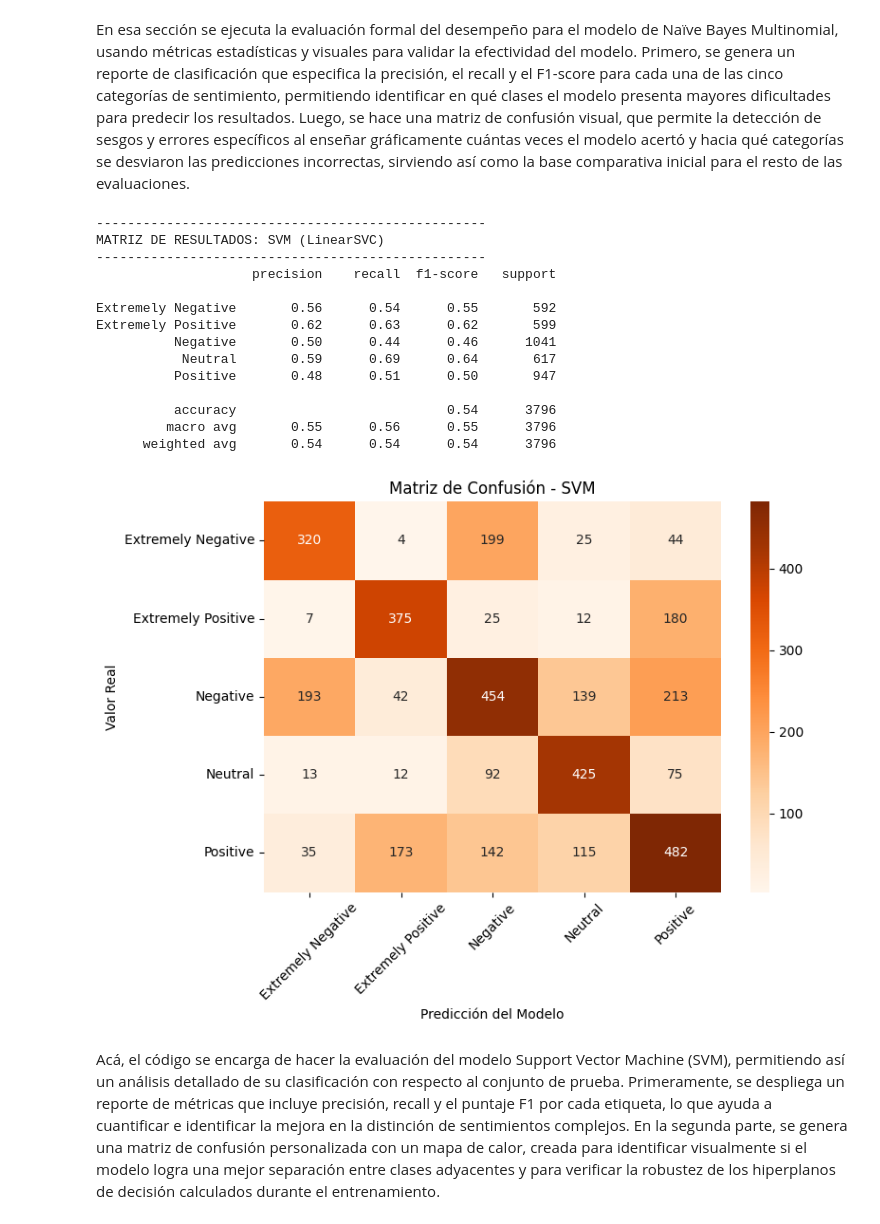
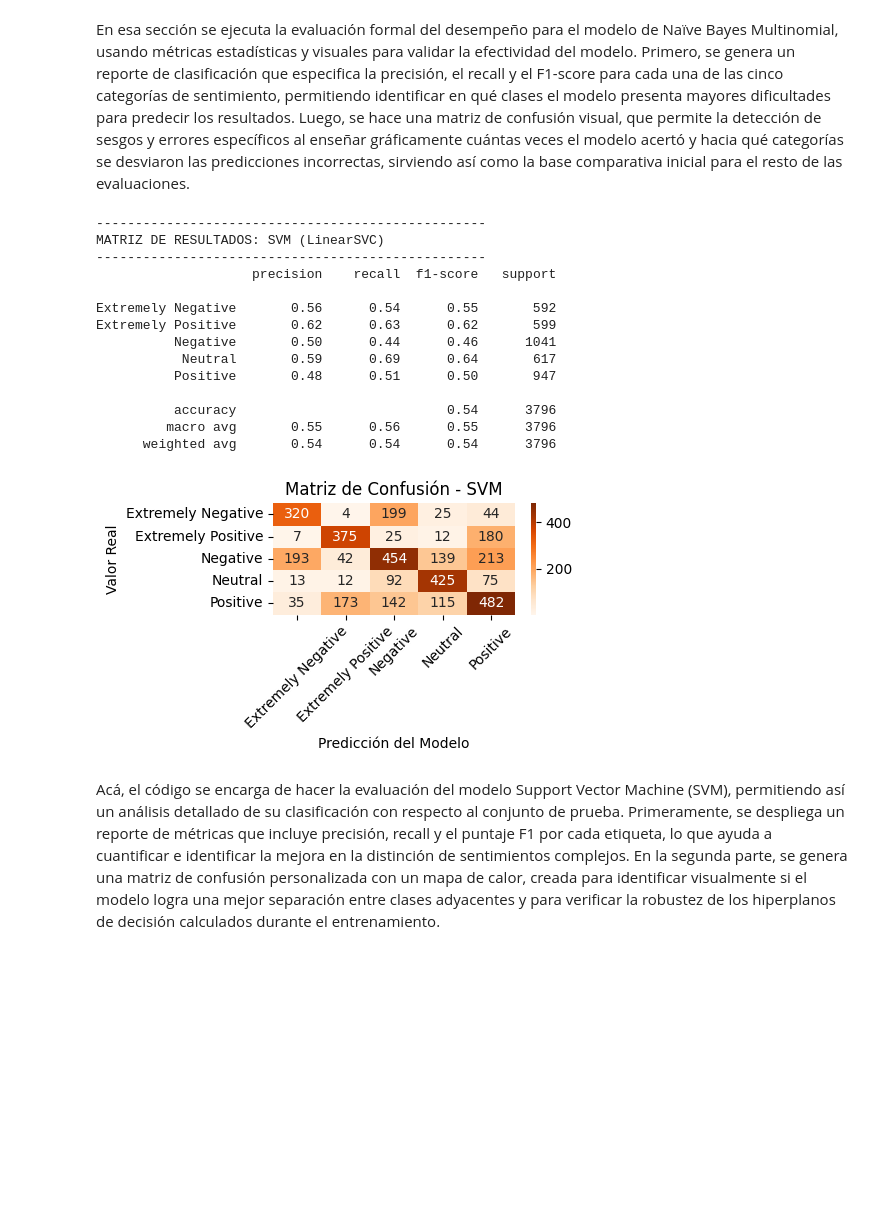
Before and after one commit to Javier19-cmd/ProyectoFinalTextAnalytics, a Jupyter notebook: ProyectoFinal.ipynb, the cells around one changed output. Cells and saved outputs as stored; diff of their text form; code cells hidden in the pictures; blank space fills up the shorter version.

```diff
--- a/ProyectoFinal.ipynb
+++ b/ProyectoFinal.ipynb
@@ -632,35 +632,35 @@ print("-" * 50)
 print("MATRIZ DE RESULTADOS: SVM (LinearSVC)")
 print("-" * 50)
 print(classification_report(y_test, svm_pred_test, target_names=label_encoder.classes_))
 
 # 2. Matriz de Confusión Visual
 cm_svm = confusion_matrix(y_test, svm_pred_test)
-plt.figure(figsize=(8, 6))
+plt.figure(figsize=(5, 3))
 # Usamos el mapa de color 'Oranges' para diferenciarlo visualmente
 sns.heatmap(cm_svm, annot=True, fmt='d', cmap='Oranges',
             xticklabels=label_encoder.classes_, yticklabels=label_encoder.classes_)
 plt.title('Matriz de Confusión - SVM')
 plt.xlabel('Predicción del Modelo')
 plt.ylabel('Valor Real')
 plt.xticks(rotation=45)
 plt.tight_layout()
 plt.show()
 # %% [output]
 --------------------------------------------------
 MATRIZ DE RESULTADOS: SVM (LinearSVC)
 --------------------------------------------------
                     precision    recall  f1-score   support
 
 Extremely Negative       0.56      0.54      0.55       592
 Extremely Positive       0.62      0.63      0.62       599
           Negative       0.50      0.44      0.46      1041
            Neutral       0.59      0.69      0.64       617
           Positive       0.48      0.51      0.50       947
 
           accuracy                           0.54      3796
          macro avg       0.55      0.56      0.55      3796
       weighted avg       0.54      0.54      0.54      3796
-[figure, old version]
+[figure, new version]
 # %% [markdown]
 Acá, el código se encarga de hacer la evaluación del modelo Support Vector Machine (SVM), permitiendo así un análisis detallado de su clasificación con respecto al conjunto de prueba. Primeramente, se despliega un reporte de métricas que incluye precisión, recall y el puntaje F1 por cada etiqueta, lo que ayuda a cuantificar e identificar la mejora en la distinción de sentimientos complejos. En la segunda parte, se genera una matriz de confusión personalizada con un mapa de calor, creada para identificar visualmente si el modelo logra una mejor separación entre clases adyacentes y para verificar la robustez de los hiperplanos de decisión calculados durante el entrenamiento.
 # %%
```
Also changed, not shown: parts of 8 cells of this notebook, 5 other files.
